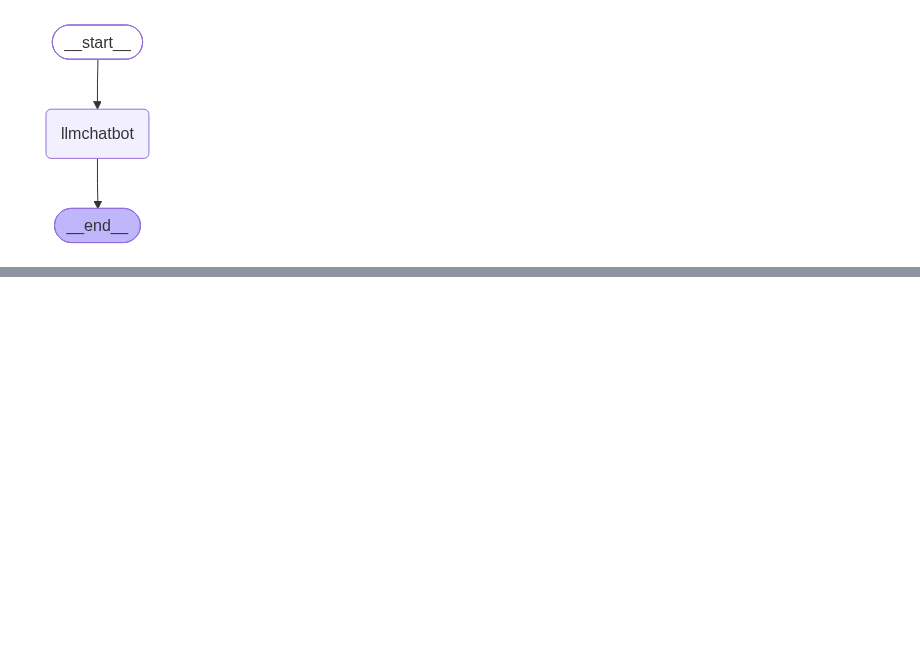
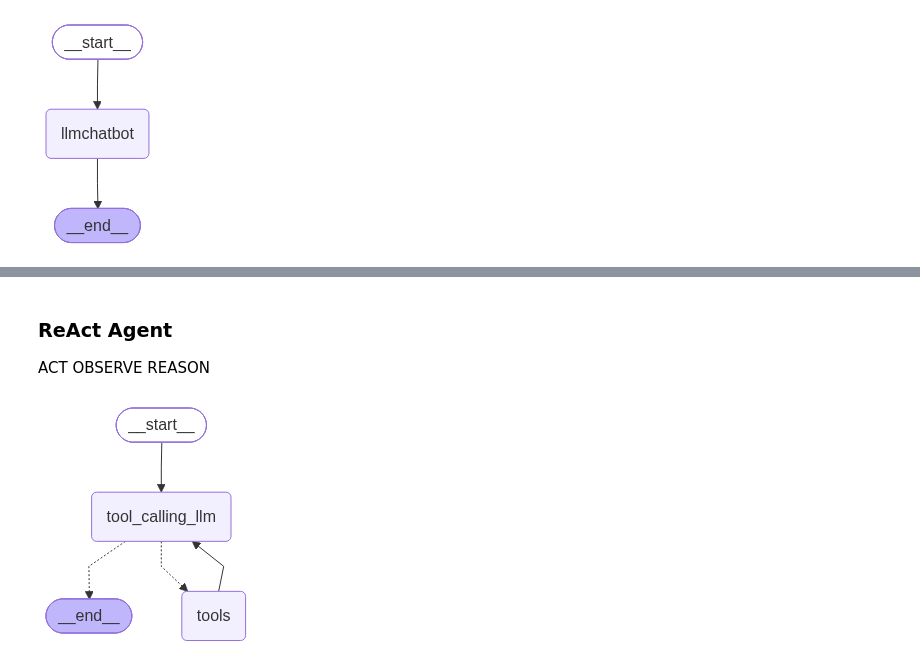
Before and after one commit to Anto-87/Enterprise_AI_Engineer_RoadMap, a Jupyter notebook: 06-AgenticLanggraph/01-BasicChatbot/basicchatbot.ipynb, the cells around one changed output, grey strips where cells are left out. Saved outputs shown, nothing was run; the diff lists cells and outputs as text; code cells hidden in the pictures; blank space fills up the shorter version.

```diff
--- a/06-AgenticLanggraph/01-BasicChatbot/basicchatbot.ipynb
+++ b/06-AgenticLanggraph/01-BasicChatbot/basicchatbot.ipynb
@@ -85,0 +105,14 @@ Hello! 👋 How can I help you today?
+# %%
+## custom function
+def multiply(a:int,b:int)->int:
+    """
+    multiply two numbers
+
+    Args:
+        a (int): first number
+        b (int): second number
+
+    Returns:
+        int: product
+    """
+    return a*b
@@ -85,0 +229,38 @@ Hello! 👋 How can I help you today?
+# %% [markdown]
+### ReAct Agent
+
+ACT
+OBSERVE
+REASON
+# %%
+## Stategraph
+from langgraph.graph import StateGraph,START,END
+from langgraph.prebuilt import ToolNode
+from langgraph.prebuilt import tools_condition
+
+## Node definition
+def tool_calling_llm(state:State):
+    return {"messages":[llm_with_tools.invoke(state["messages"])]}
+
+## Grpah
+builder=StateGraph(State)
+builder.add_node("tool_calling_llm",tool_calling_llm)
+builder.add_node("tools",ToolNode(tools))
+
+## Add Edges
+builder.add_edge(START, "tool_calling_llm")
+builder.add_conditional_edges(
+    "tool_calling_llm",
+    # If the latest message (result) from assistant is a tool call -> tools_condition routes to tools
+    # If the latest message (result) from assistant is a not a tool call -> tools_condition routes to END
+    tools_condition
+)
+builder.add_edge("tools","tool_calling_llm")
+
+## compile the graph
+graph=builder.compile()
+
+from IPython.display import Image, display
+display(Image(graph.get_graph().draw_mermaid_png()))
+# %% [output]
+[figure, added]
```
Also changed, not shown: parts of 36 cells of this notebook, 3 other files.
